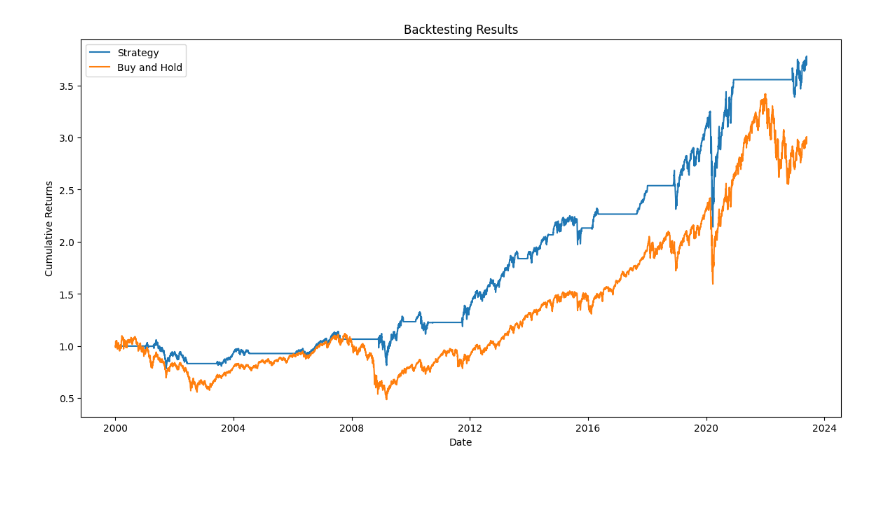
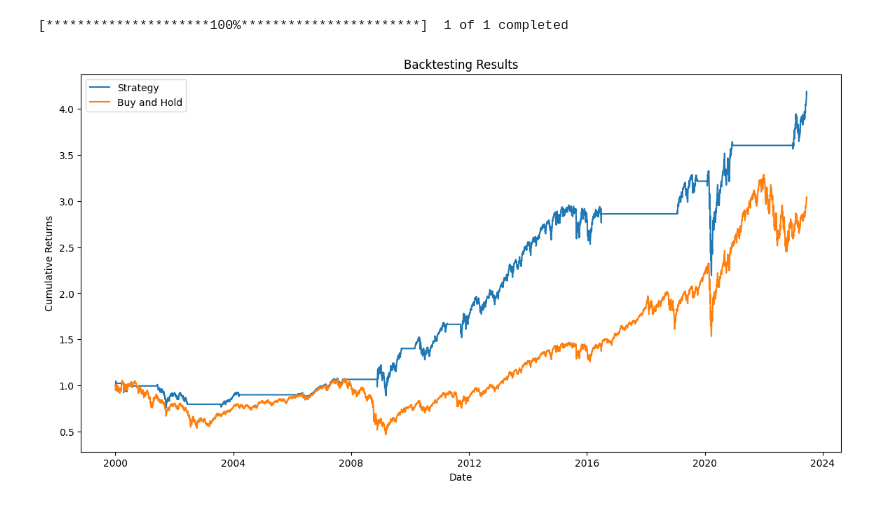
Before and after one commit to dkn-maida/farscape-investment, a Jupyter notebook: growth_study.ipynb, the cells around one changed output. Cells and saved outputs as stored; diff of their text form; code cells hidden in the pictures.

```diff
--- a/growth_study.ipynb
+++ b/growth_study.ipynb
@@ -68,7 +68,7 @@ plt.show()
 
 
 # Get the last year of ratio data
-one_year_ago = pd.Timestamp('2023-05-29') - DateOffset(years=1)
+one_year_ago = pd.Timestamp('2023-06-19') - DateOffset(years=1)
 last_year_log_ratio = spy_oil_log_ratio[spy_oil_log_ratio.index >= one_year_ago]
 
 # Define a function to convert date to ordinal
@@ -103,7 +103,7 @@ plt.show()
 
 
 # Get the last 7 years of ratio data
-seven_years_ago = pd.Timestamp('2023-05-29') - DateOffset(years=7)
+seven_years_ago = pd.Timestamp('2023-06-19') - DateOffset(years=7)
 last_seven_years_log_ratio = spy_oil_log_ratio[spy_oil_log_ratio.index >= seven_years_ago]
 
 # Convert index to a numeric format for regression
@@ -227,8 +227,48 @@ Slope: 4.035999818050902e-06
 [figure]
 # %%
 import numpy as np
+import yfinance as yf
+import matplotlib.pyplot as plt
+import pandas as pd
+from fredapi import Fred
+import numpy as np
+from pandas.tseries.offsets import DateOffset
+from sklearn.linear_model import LinearRegression
 from sklearn.linear_model import LinearRegression
 from pandas.tseries.offsets import DateOffset
+
+# Define a function to convert date to ordinal
+def convert_date_to_ordinal(date):
+    return date.toordinal()
+
+# Fetch SPY data
+spy = yf.download('SPY', start='2000-01-01', end='2023-06-19')
+spy_close = spy['Close']
+
+# Replace 'my_api_key' with your actual FRED API key
+fred = Fred(api_key='2f15c96b46530fde1b1992a64c64650e')
+
+# Fetch WTI Crude Oil Price data
+oil_price = fred.get_series('DCOILWTICO')
+
+# Remove or fill in missing values
+spy_close = spy_close.dropna()
+oil_price = oil_price.dropna()
+
+# Replace zero values (if any exist)
+spy_close = spy_close.replace(0, np.nan)
+oil_price = oil_price.replace(0, np.nan)
+
+# Calculate the logarithms
+spy_log = np.log(spy_close)
+oil_log = np.log(oil_price)
+
+# Remove any new NaN values that might have been created
+spy_log = spy_log.dropna()
+oil_log = oil_log.dropna()
+
+spy_oil_log_ratio = (spy_log / oil_log)
+
 
 def calculate_slope(X, y):
     """Fit a linear regression model and return the slope"""
@@ -254,7 +294,7 @@ for date in spy_oil_log_ratio.index:
         one_year_slope = calculate_slope(X1, y1)
 
             # Compute the 7-year slope
-        seven_years_ago = date - DateOffset(years=3)
+        seven_years_ago = date - DateOffset(years=7)
         last_seven_years_log_ratio = spy_oil_log_ratio[(spy_oil_log_ratio.index >= seven_years_ago) & (spy_oil_log_ratio.index < date)]
         if not last_seven_years_log_ratio.empty:
             X7 = np.array(last_seven_years_log_ratio.index.map(convert_date_to_ordinal)).reshape(-1, 1)
@@ -269,31 +309,32 @@ for date in spy_oil_log_ratio.index:
             indicator[date] = int(one_year_slope > seven_years_slope)
 
 # Add the backtesting code after the previous script
 
 # Combine the SPY closing prices and the indicator into one DataFrame
 spy_close = spy_close.reindex(spy_oil_log_ratio.index)
 backtest_data = pd.DataFrame({'spy_close': spy_close, 'indicator': indicator})
 
 # Forward fill missing values in the SPY closing prices
 backtest_data['spy_close'].fillna(method='ffill', inplace=True)
 
 # Calculate the daily returns
 backtest_data['daily_returns'] = backtest_data['spy_close'].pct_change() * backtest_data['indicator']
 
 # Calculate the cumulative returns
 backtest_data['cumulative_returns'] = (1 + backtest_data['daily_returns']).cumprod()
 
 # Calculate the cumulative returns for buy and hold strategy for comparison
 backtest_data['buy_and_hold_returns'] = (1 + backtest_data['spy_close'].pct_change()).cumprod()
 
 # Plot the backtesting results
 plt.figure(figsize=(14, 7))
 plt.plot(backtest_data['cumulative_returns'], label='Strategy')
 plt.plot(backtest_data['buy_and_hold_returns'], label='Buy and Hold')
 plt.title('Backtesting Results')
 plt.xlabel('Date')
 plt.ylabel('Cumulative Returns')
 plt.legend()
 plt.show()
 # %% [output]
+[*********************100%***********************]  1 of 1 completed
-[figure, old version]
+[figure, new version]
```
Also changed, not shown: parts of 3 cells of this notebook, 4 other files.
